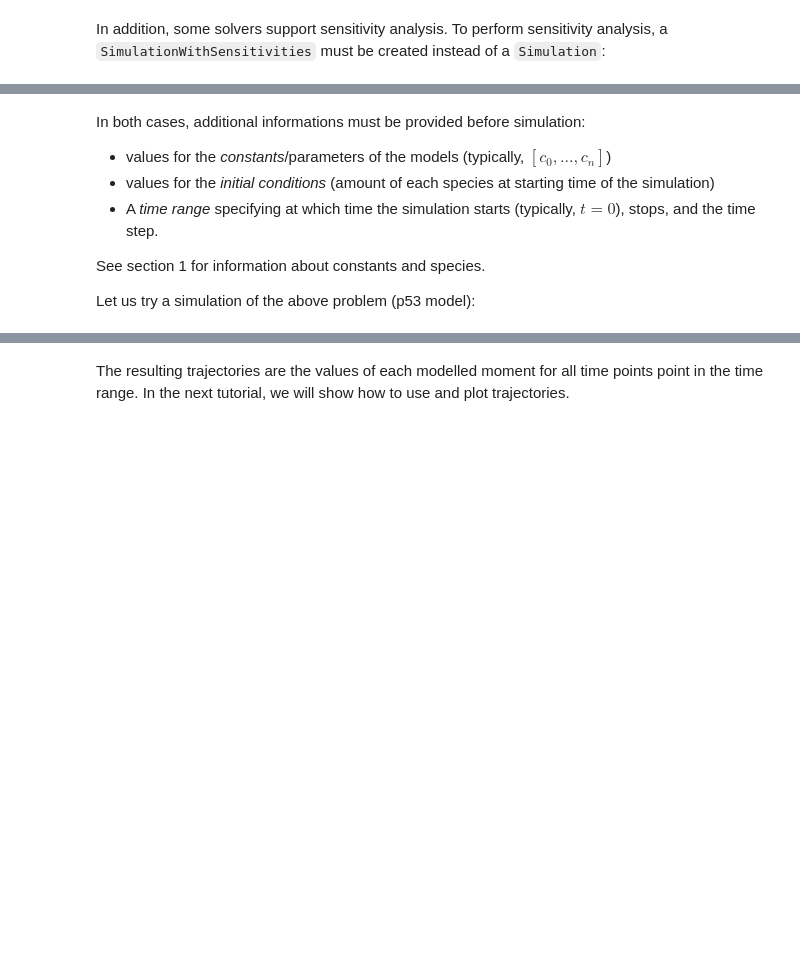
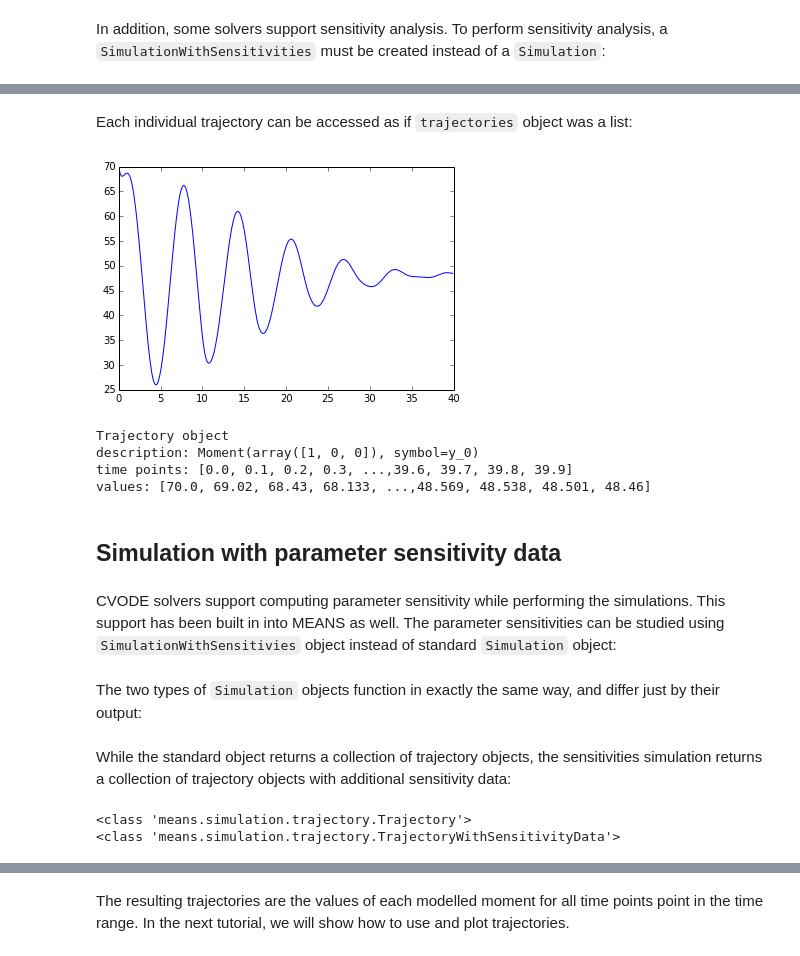
Before and after one commit to theosysbio/means, a Jupyter notebook: prototypes/examples/Tutorial/4. Simulation.ipynb, the cells around one changed output, grey strips where cells are left out. Drawn from its saved outputs; the diff is of its cells as text; code cells hidden in the pictures; blank space fills up the shorter version.

```diff
--- a/prototypes/examples/Tutorial/4. Simulation.ipynb
+++ b/prototypes/examples/Tutorial/4. Simulation.ipynb
@@ -45 +85,20 @@ In addition, some solvers support sensitivity analysis. To perform sensitivity a
+# %% [markdown]
+Each individual trajectory can be accessed as if ``trajectories`` object was a list:
+# %%
+trajectories[0]
+# %% [output]
+[figure, added]
+# %%
+print trajectories[0]
+# %% [output]
+Trajectory object
+description: Moment(array([1, 0, 0]), symbol=y_0)
+time points: [0.0, 0.1, 0.2, 0.3, ...,39.6, 39.7, 39.8, 39.9]
+values: [70.0, 69.02, 68.43, 68.133, ...,48.569, 48.538, 48.501, 48.46]
+# %% [markdown]
+## Simulation with parameter sensitivity data
+# %% [markdown]
+CVODE solvers support computing parameter sensitivity while performing the simulations.
+This support has been built in into MEANS as well.
+The parameter sensitivities can be studied using ``SimulationWithSensitivies`` object instead of standard ``Simulation`` object:
 # %%
@@ -47,10 +105,0 @@ sensitivity = means.simulation.SimulationWithSensitivities(ode_logn, solver='ode
-# %% [markdown]
-In both cases, additional informations must be provided before simulation:
-
-* values for the *constants*/parameters of the models (typically, $[c_0, ... ,c_n]$)
-* values for the *initial conditions* (amount of each species at starting time of the simulation)
-* A *time range* specifying at which time the simulation starts (typically, $t=0$), stops, and the time step.
-
-See section 1 for information about constants and species.
-
-Let us try a simulation of the above problem (p53 model):
@@ -62,0 +106,2 @@ trajectories = simulator.simulate_system(constants, initial_conditions, time)
+# %% [markdown]
+The two types of ``Simulation`` objects function in exactly the same way, and differ just by their output:
@@ -62,0 +111,8 @@ trajectories = simulator.simulate_system(constants, initial_conditions, time)
+# %% [markdown]
+While the standard object returns a collection of trajectory objects, the sensitivities simulation returns a collection of trajectory objects with additional sensitivity data:
+# %%
+print type(trajectories[0])
+print type(trajectories_with_sensitivities[1])
+# %% [output]
+<class 'means.simulation.trajectory.Trajectory'>
+<class 'means.simulation.trajectory.TrajectoryWithSensitivityData'>
```
Also changed, not shown: parts of 27 cells of this notebook, 1 other file.
